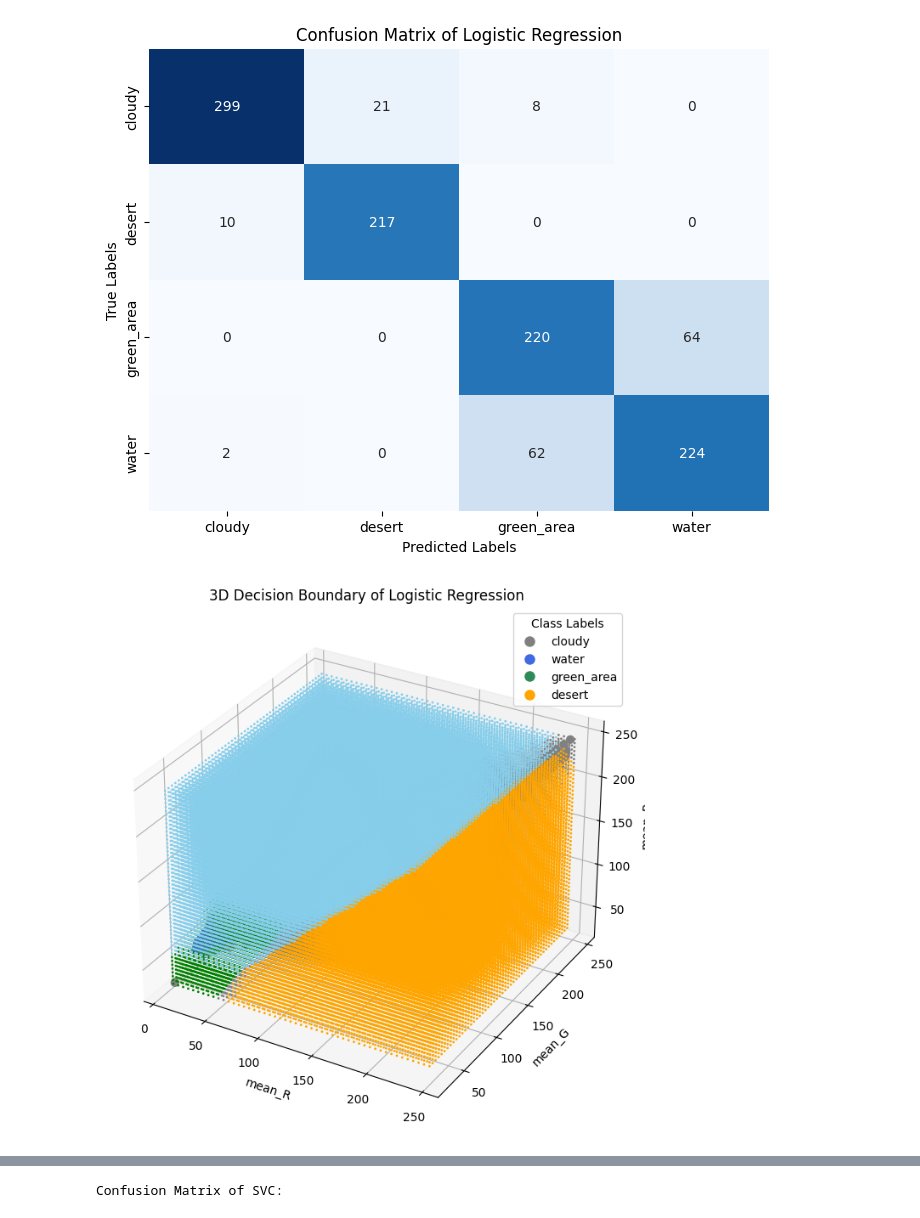
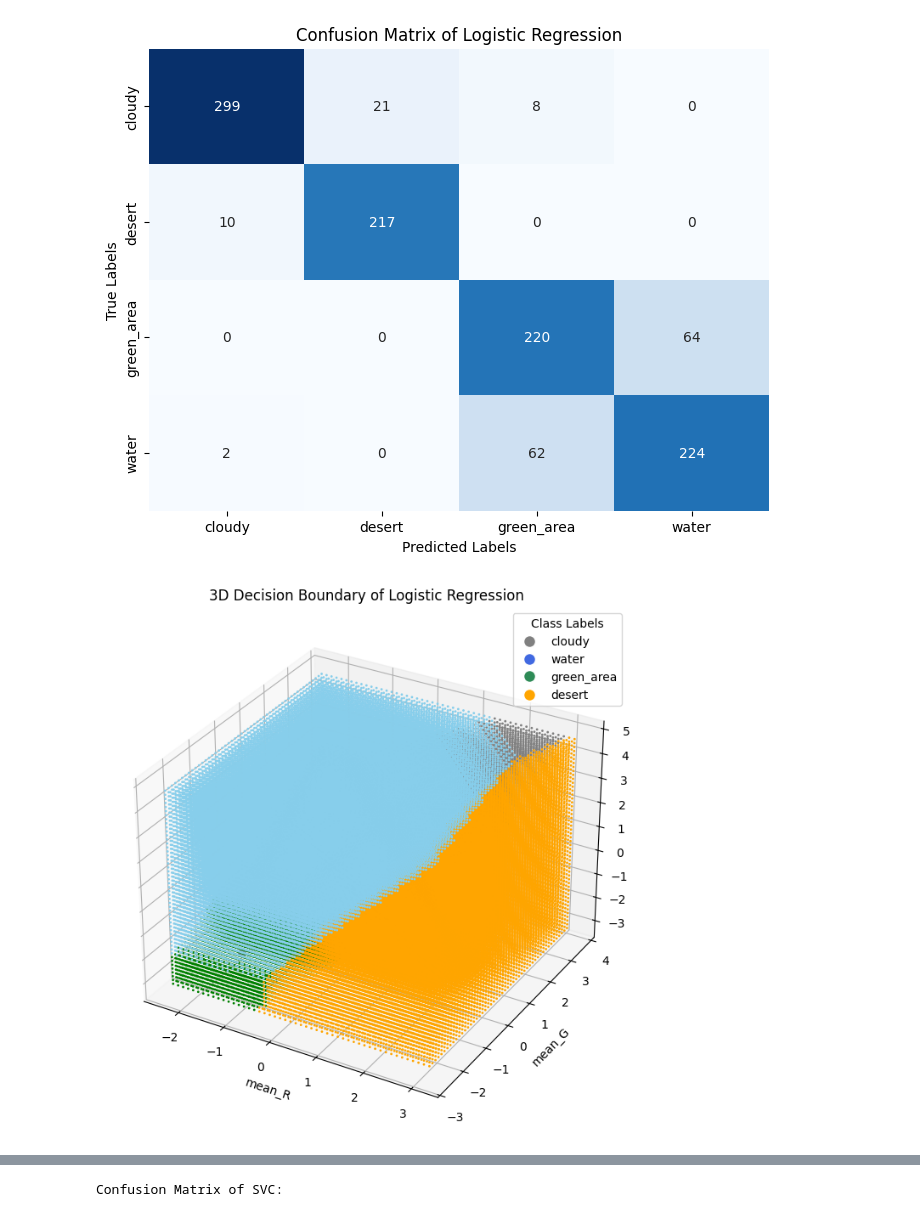
Before and after one commit to 10sajan10/CS6830_Project7, a Jupyter notebook: Project_7.ipynb, the cells around one changed output, grey strips where cells are left out. Cells and saved outputs as stored; diff of their text form; code cells hidden in the pictures.

```diff
--- a/Project_7.ipynb
+++ b/Project_7.ipynb
@@ -199,45 +199,45 @@ test_accuracy['Logistic_Regression'] = accuracy_score(testY, predicted_test_labe
 test_precision['Logistic_Regression'] = precision_score(testY, predicted_test_labels, average='weighted')
 test_recall['Logistic_Regression'] = recall_score(testY, predicted_test_labels, average='weighted')
 # %%
-(trainX, testX, trainY, testY) = train_test_split(np.array(data)[:, :3], labels, test_size=0.2, random_state=42)
-
 label_mapping ={0:'gray',1:'orange',2:'green',3:'skyblue'}
 # Fit the logistic regression model
 log_reg = LogisticRegression(solver='lbfgs', max_iter=10000, random_state=42)
-log_reg.fit(trainX, trainY)
+log_reg.fit(trainX[:,:3], trainY)
 
 # Create a mesh grid for the two features (let's say the first two features)
 x_min, x_max = trainX[:, 0].min() - 1, trainX[:, 0].max() + 1
 y_min, y_max = trainX[:, 1].min() - 1, trainX[:, 1].max() + 1
 z_min, z_max = trainX[:, 2].min() - 1, trainX[:, 2].max() + 1
 xx, yy, zz = np.meshgrid(np.linspace(x_min, x_max, 50),
                      np.linspace(y_min, y_max, 50), np.linspace(z_min, z_max, 50))
 data_mesh =np.c_[xx.ravel(), yy.ravel(), zz.ravel()]
 # Predict using the mesh grid, fixing the third feature to its mean value
 Z = log_reg.predict(np.c_[xx.ravel(), yy.ravel(), zz.ravel()])
 # Z = Z.reshape(xx.shape)
 
 # Create a 3D plot
 fig = plt.figure(figsize=(12, 8))
 ax = fig.add_subplot(111, projection='3d')
 
 # Plot the decision boundary
 # ax.plot_surface(xx, yy, zz, Z, alpha=0.5, cmap='coolwarm', edgecolor='none')
 
 # Scatter plot for the original training data points
-ax.scatter(df.mean_R, df.mean_G, df.mean_B, c=df.color, alpha = 1, s=40, label='Training Data')
+ax.scatter(trainX[:, 0], trainX[:, 1], trainX[:, 2],
+           c=[label_mapping[label] for label in trainY],
+           alpha=1, s=40, label='Training Data')
 ax.scatter(data_mesh[:, 0], data_mesh[:, 1], data_mesh[:, 2], c=pd.Series(Z).apply(lambda x: label_mapping[x]), alpha = 1, s=1,)
 # Labels and title
 ax.set_xlabel('mean_R')
 ax.set_ylabel('mean_G')
 ax.set_zlabel('mean_B')
 handles = [plt.Line2D([0], [0], marker='o', color='w', markerfacecolor=color_mapping[label], markersize=10)
            for label in color_mapping]
 ax.legend(handles, color_mapping.keys(), title="Class Labels")
 ax.set_title('3D Decision Boundary of Logistic Regression')
 plt.show()
 # %% [output]
-[figure, old version]
+[figure, new version]
 # %%
 svc = SVC(random_state=42)
 param_grid = [
```
Also changed, not shown: parts of 6 cells of this notebook.
